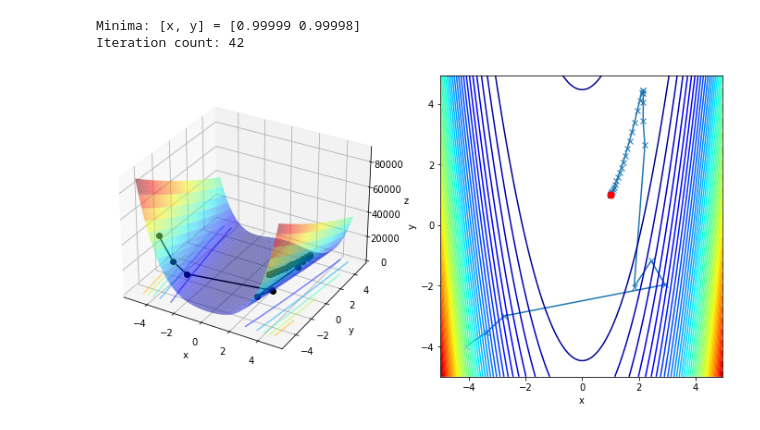
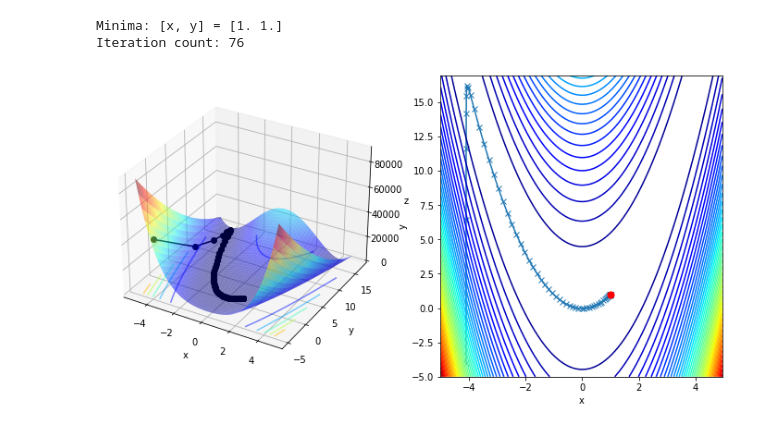
Before and after one commit to gittasche/Some-minimization-algorithms, a Jupyter notebook: NewtonRaphson.ipynb, the cells around one changed output. Drawn from its saved outputs; the diff is of its cells as text; code cells hidden in the pictures.

```diff
--- a/NewtonRaphson.ipynb
+++ b/NewtonRaphson.ipynb
@@ -103,17 +4,13 @@ class Newton_Raphson(object):
 # %%
-def main():
-    NR = Newton_Raphson()
-    Ros_func = lambda x, y: 100*(y - x**2)**2 + (1 - x)**2
-    init = np.array([-4.1, -4.])
-    NR.optimize(Ros_func, init)
-    NR.plot(Ros_func, x_min=-5, x_max=5, y_min=-5, y_max=5)
-    with np.printoptions(precision=5, suppress=True):
-        print(f'Minima: [x, y] = {NR.points_[-1]}')
-    print(f'Iteration count: {NR.num_steps_}')
+NR = NewtonRaphson()
+Ros_func = lambda x, y: 100*(y - x**2)**2 + (1 - x)**2
+init = np.array([-4.1, -4.])
+NR.optimize(Ros_func, init)
+with np.printoptions(precision=5, suppress=True):
+    print(f'Minima: [x, y] = {NR.points_[-1]}')
+print(f'Iteration count: {NR.num_steps_}')
+NR.plot(Ros_func, NR.points_, x_min=-5, x_max=5, y_min=-5, y_max=17)
+# %% [output]
+Minima: [x, y] = [1. 1.]
+Iteration count: 76
+[figure, added]
-# %%
-if __name__ == '__main__':
-    main()
-# %% [output]
-Minima: [x, y] = [0.99999 0.99998]
-Iteration count: 42
-[figure, removed]
```
Also changed, not shown: parts of 3 cells of this notebook, 10 other files.
